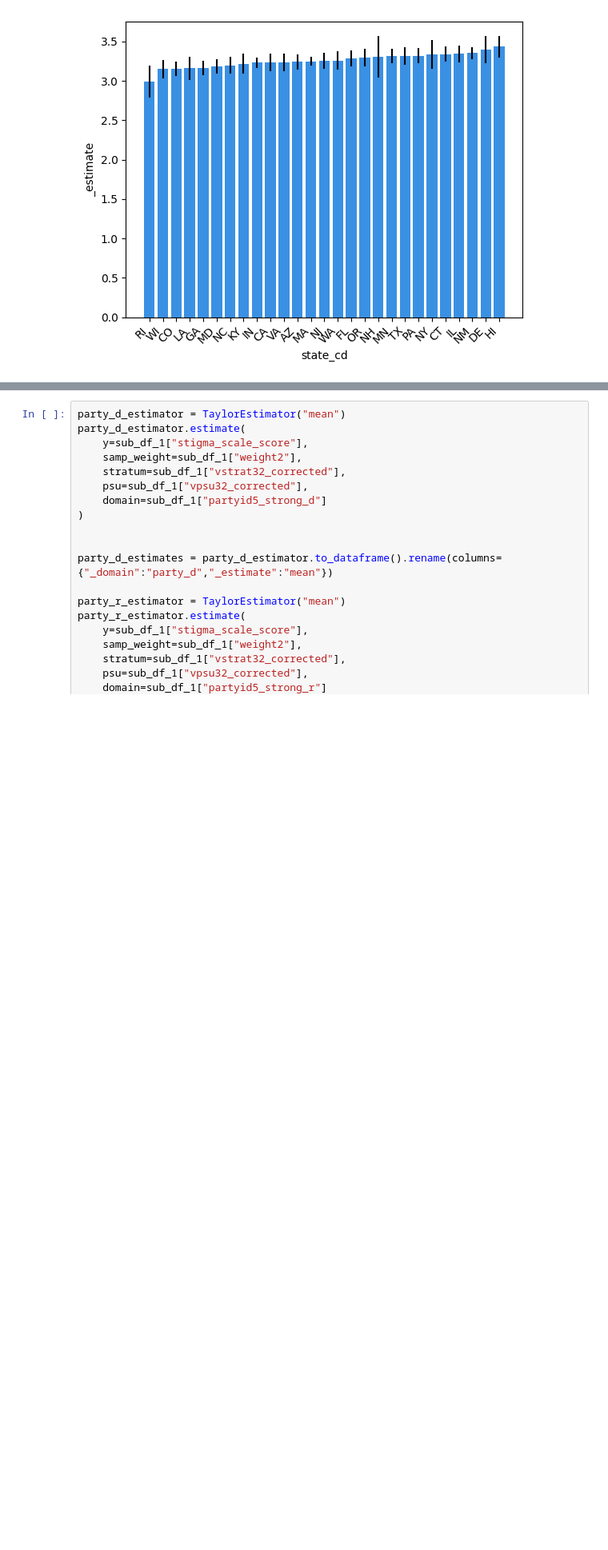
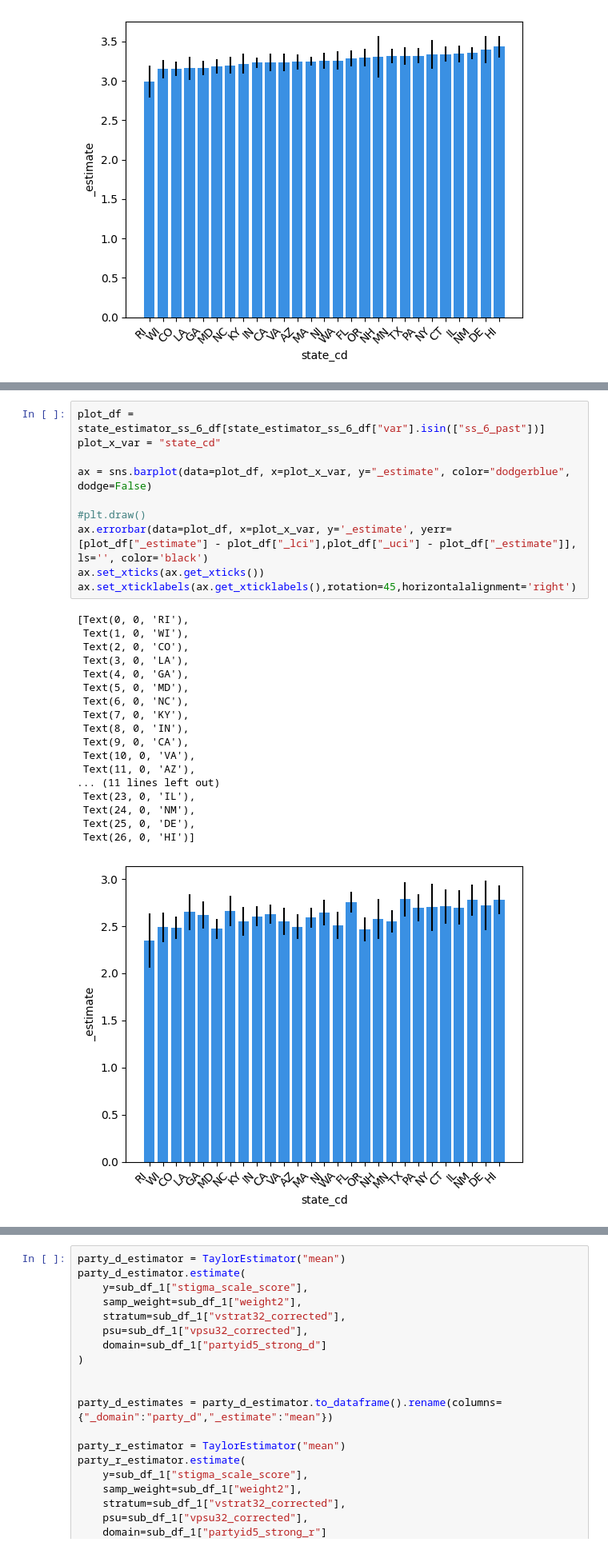
Before and after one commit to haoyucode/stigma-state-lvl, a Jupyter notebook: 2023_09_20_meeting_2.ipynb, the cells around one changed output, grey strips where cells are left out. Shown at 80% size. Cells and saved outputs as stored; diff of their text form; blank space fills up the shorter version.

```diff
--- a/2023_09_20_meeting_2.ipynb
+++ b/2023_09_20_meeting_2.ipynb
@@ -1131,0 +1276,29 @@ ax.set_xticklabels(ax.get_xticklabels(),rotation=45,horizontalalignment='right')
+# %%
+plot_df = state_estimator_ss_6_df[state_estimator_ss_6_df["var"].isin(["ss_6_past"])]
+plot_x_var = "state_cd"
+
+ax = sns.barplot(data=plot_df, x=plot_x_var, y="_estimate", color="dodgerblue", dodge=False)
+
+#plt.draw()
+ax.errorbar(data=plot_df, x=plot_x_var, y='_estimate', yerr=[plot_df["_estimate"] - plot_df["_lci"],plot_df["_uci"] - plot_df["_estimate"]], ls='', color='black')
+ax.set_xticks(ax.get_xticks())
+ax.set_xticklabels(ax.get_xticklabels(),rotation=45,horizontalalignment='right')
+# %% [output]
+[Text(0, 0, 'RI'),
+ Text(1, 0, 'WI'),
+ Text(2, 0, 'CO'),
+ Text(3, 0, 'LA'),
+ Text(4, 0, 'GA'),
+ Text(5, 0, 'MD'),
+ Text(6, 0, 'NC'),
+ Text(7, 0, 'KY'),
+ Text(8, 0, 'IN'),
+ Text(9, 0, 'CA'),
+ Text(10, 0, 'VA'),
+ Text(11, 0, 'AZ'),
+... (11 lines left out)
+ Text(23, 0, 'IL'),
+ Text(24, 0, 'NM'),
+ Text(25, 0, 'DE'),
+ Text(26, 0, 'HI')]
+[figure, added]
```
Also changed, not shown: parts of 12 cells of this notebook.
